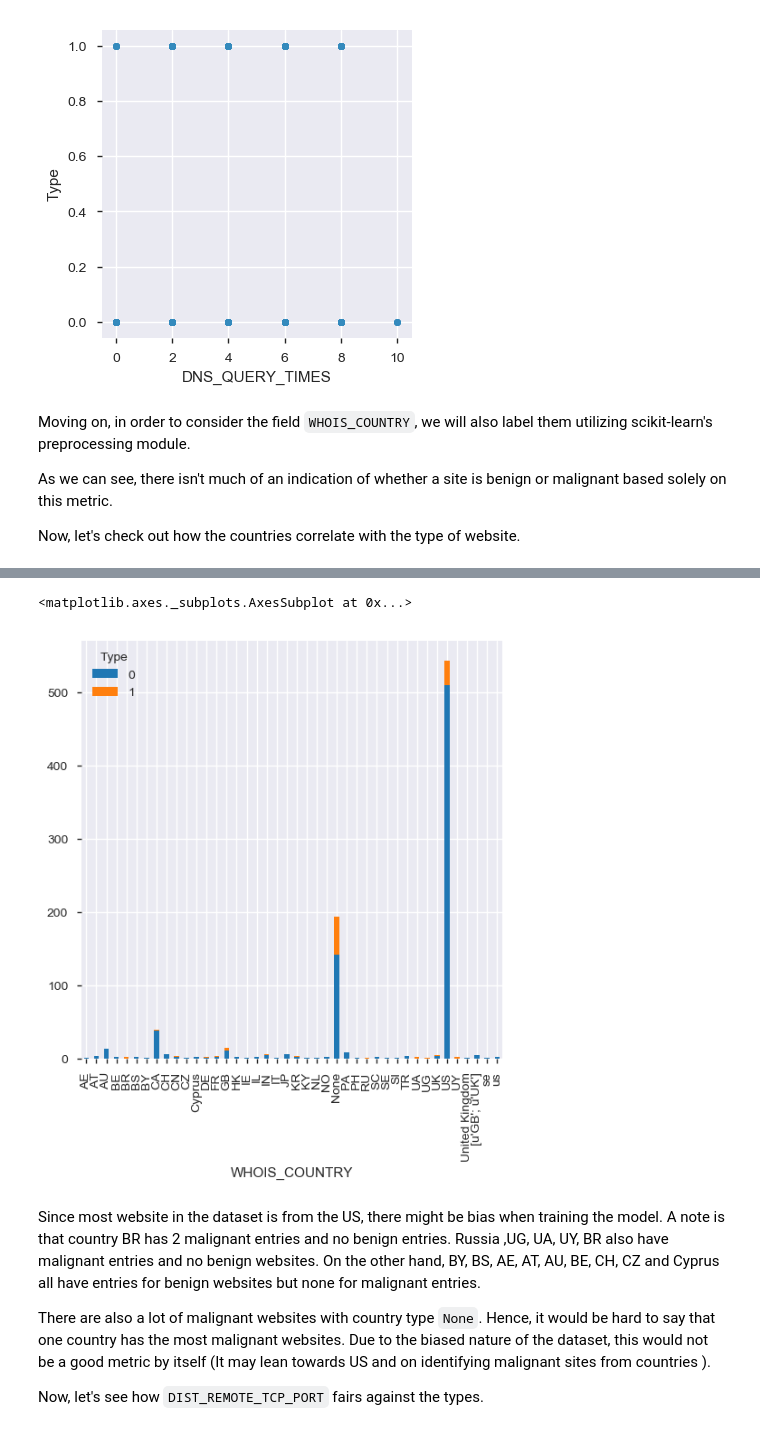
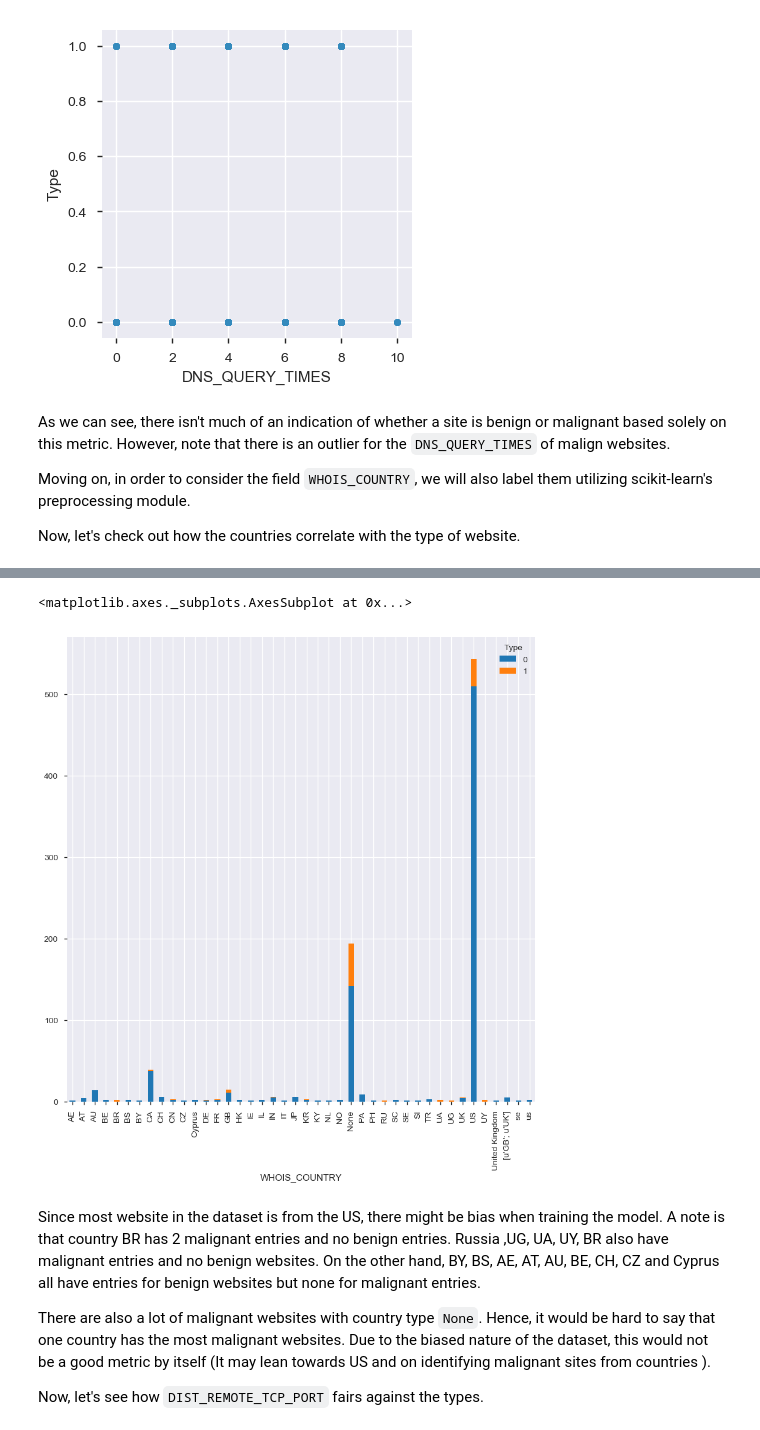
Before and after one commit to ix-ds-lisbon-s1-2019/week-2-project-jaloo555, a Jupyter notebook: Malicious and Benign Websites.ipynb, the cells around one changed output, grey strips where cells are left out. Drawn from its saved outputs; the diff is of its cells as text; code cells hidden in the pictures.

```diff
--- a/Malicious and Benign Websites.ipynb
+++ b/Malicious and Benign Websites.ipynb
@@ -287,9 +287,7 @@ Here we'll try to visualize some data (not just numerical data) and see how they
 In order to better visualize these numerical data against the `types` (a categorical data), I'm going to group my variables and see how they are distributed first before plotting it against `types`.
 # %%
 url_length_types = ["short", "medium", "long"]
-df['URL_LENGTH_TYPES'] = pd.qcut(df['URL_LENGTH'],
-                                  3, url_length_types)
-df.URL_LENGTH_TYPES.value_counts()
+pd.qcut(df['URL_LENGTH'],3, url_length_types).value_counts()
 # %% [output]
 short     314
 long      297
@@ -298,8 +296,6 @@ Name: URL_LENGTH_TYPES, dtype: int64
 # %%
 special_character_types = ["few", "medium", "many"]
-df['NUMBER_SPECIAL_CHARACTERS_TYPES'] = pd.qcut(df['NUMBER_SPECIAL_CHARACTERS'],
-                                  3, special_character_types)
-df.NUMBER_SPECIAL_CHARACTERS_TYPES.value_counts()
+pd.qcut(df['NUMBER_SPECIAL_CHARACTERS'],3, special_character_types).value_counts()
 # %% [output]
 few       406
 many      259
@@ -308,8 +304,6 @@ Name: NUMBER_SPECIAL_CHARACTERS_TYPES, dtype: int64
 # %%
 content_length_types = ["short", "medium", "long"]
-df['CONTENT_LENGTH_TYPES'] = pd.qcut(df['CONTENT_LENGTH'],
-                                  3, content_length_types)
-df.CONTENT_LENGTH_TYPES.value_counts()
+pd.qcut(df['CONTENT_LENGTH'],3, content_length_types).value_counts()
 # %% [output]
 long      299
 short     299
@@ -334,10 +328,10 @@ df.plot.scatter(x='DNS_QUERY_TIMES', y='Type', figsize=(4,4))
 <matplotlib.axes._subplots.AxesSubplot at 0x...>
 [figure]
 # %% [markdown]
+As we can see, there isn't much of an indication of whether a site is benign or malignant based solely on this metric. However, note that there is an outlier for the `DNS_QUERY_TIMES` of malign websites.
+
 Moving on, in order to consider the field `WHOIS_COUNTRY`, we will also label them utilizing scikit-learn's preprocessing module.
 
-As we can see, there isn't much of an indication of whether a site is benign or malignant based solely on this metric.
-
 Now, let's check out how the countries correlate with the type of website.
 # %%
 from sklearn.preprocessing import LabelEncoder
@@ -368,10 +362,10 @@ country_mappings
  41: 'us'}
 # %%
 country_type_group = df.groupby(['WHOIS_COUNTRY', 'Type'])
-country_type_group.size().unstack().fillna(0.0).plot(kind='bar', stacked=True, figsize=(6,6))
+country_type_group.size().unstack().fillna(0.0).plot(kind='bar', stacked=True, figsize=(10,10))
 # %% [output]
 <matplotlib.axes._subplots.AxesSubplot at 0x...>
-[figure, old version]
+[figure, new version]
 # %% [markdown]
 Since most website in the dataset is from the US, there might be bias when training the model. A note is that country BR has 2 malignant entries and no benign entries. Russia ,UG, UA, UY, BR also have malignant entries and no benign websites. On the other hand, BY, BS, AE, AT, AU, BE, CH, CZ and Cyprus all have entries for benign websites but none for malignant entries.
 
```
Also changed, not shown: parts of 30 cells of this notebook.
